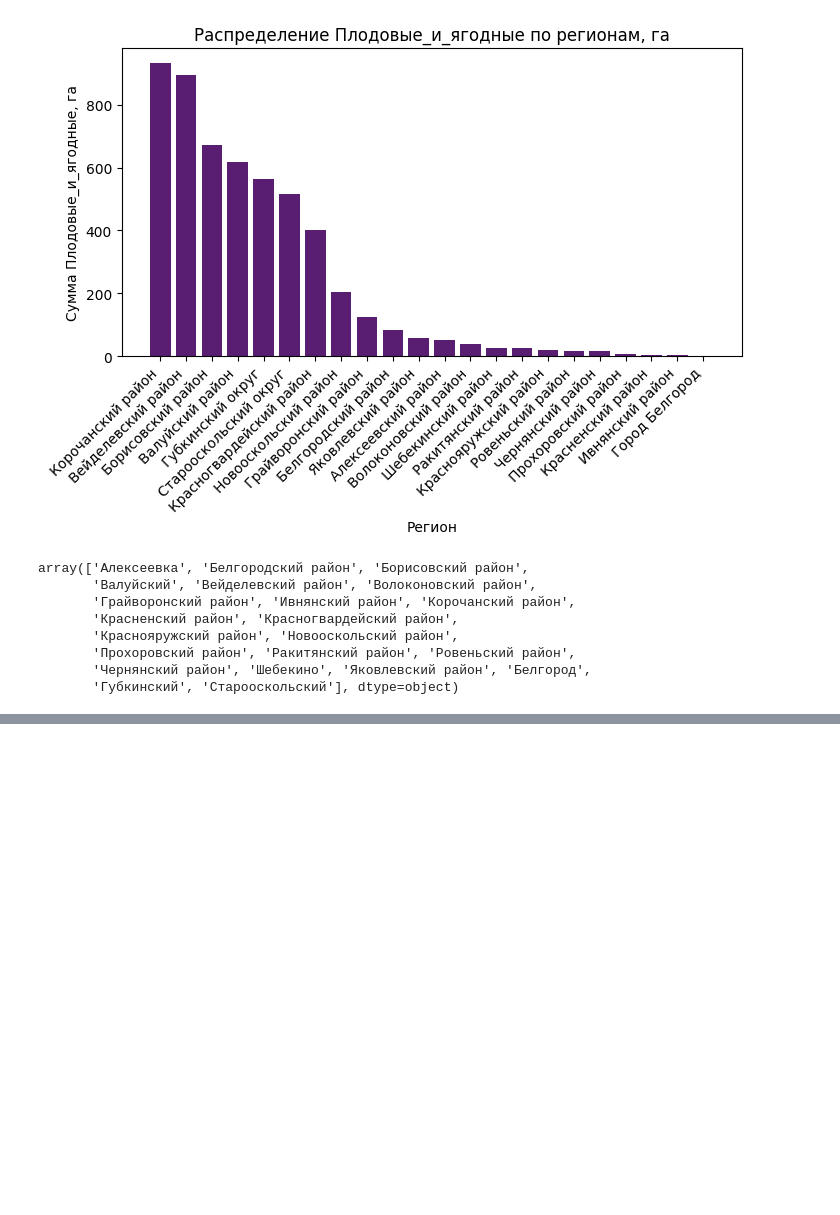
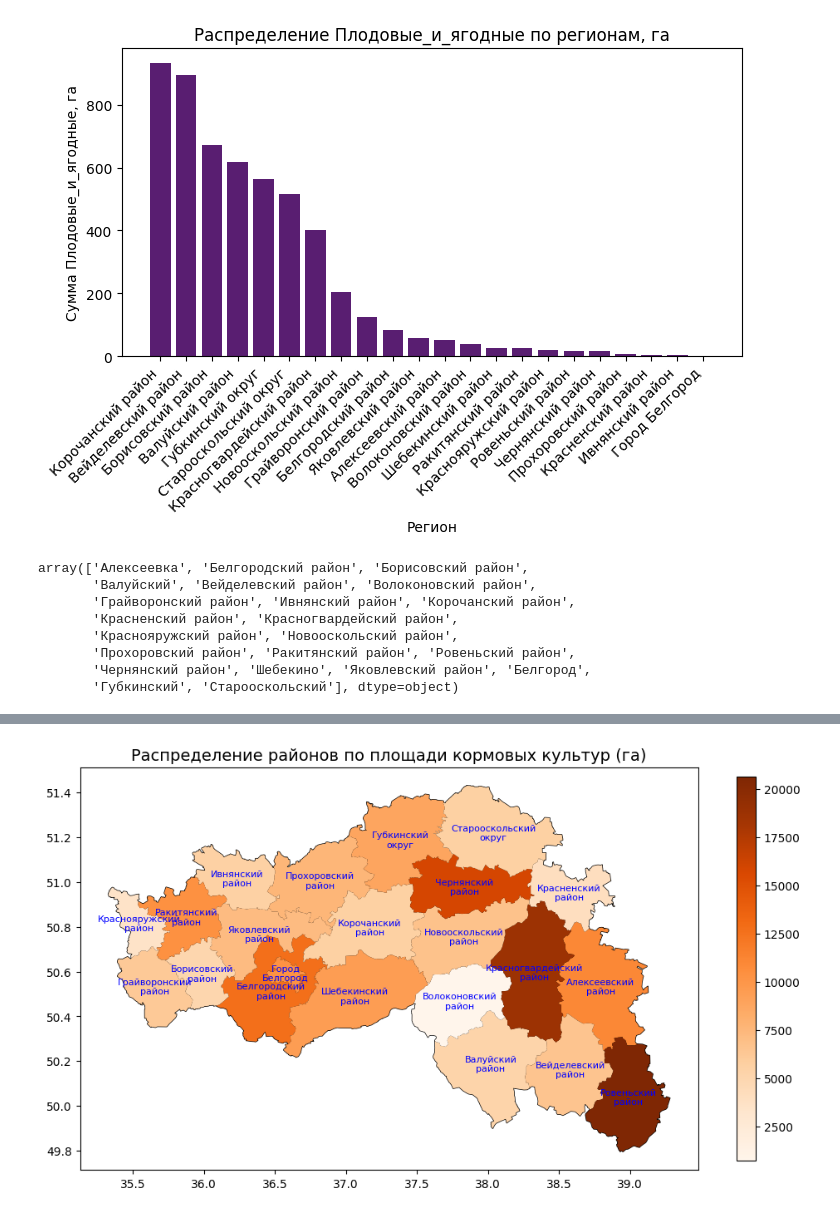
Before and after one commit to SergeyHSE/RegionAnalysis.github.io, a Jupyter notebook: RegionAnalysis.ipynb, the cells around one changed output, grey strips where cells are left out. Drawn from its saved outputs; the diff is of its cells as text; code cells hidden in the pictures; blank space fills up the shorter version.

```diff
--- a/RegionAnalysis.ipynb
+++ b/RegionAnalysis.ipynb
@@ -644,0 +632,12 @@ array(['Алексеевский район', 'Белгородский райо
+# %%
+fig, ax = plt.subplots(figsize=(12, 12))
+merged_gdf.plot(ax=ax, edgecolor='black', linewidth=1, facecolor='white')
+merged_gdf.plot(ax=ax, column='Кормовые_культуры', cmap='Oranges', legend=True, legend_kwds={'shrink': 0.5})
+for x, y, label in zip(merged_gdf.geometry.centroid.x, merged_gdf.geometry.centroid.y, merged_gdf['district']):
+    lines = label.split(' ')
+    label = '\n'.join(lines)
+    ax.text(x, y, label, fontsize=8, ha='center', va='center', color='blue')
+ax.set_title("Распределение районов по площади кормовых культур (га)", fontsize=14)
+plt.show()
+# %% [output]
+[figure, added]
```
Also changed, not shown: parts of 2 cells of this notebook.
